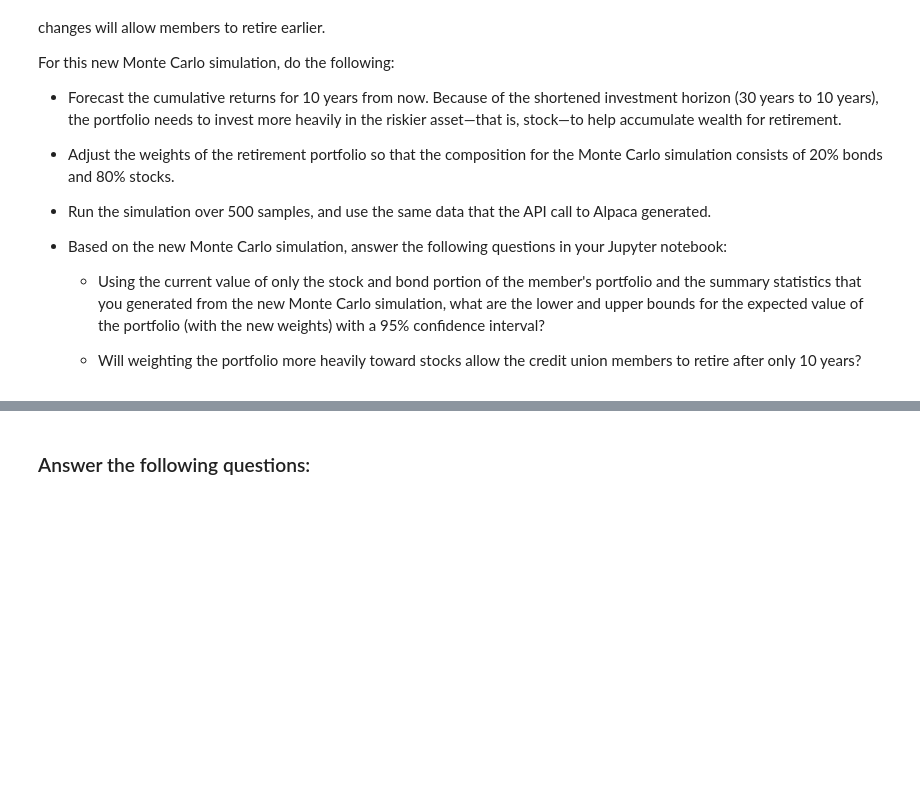
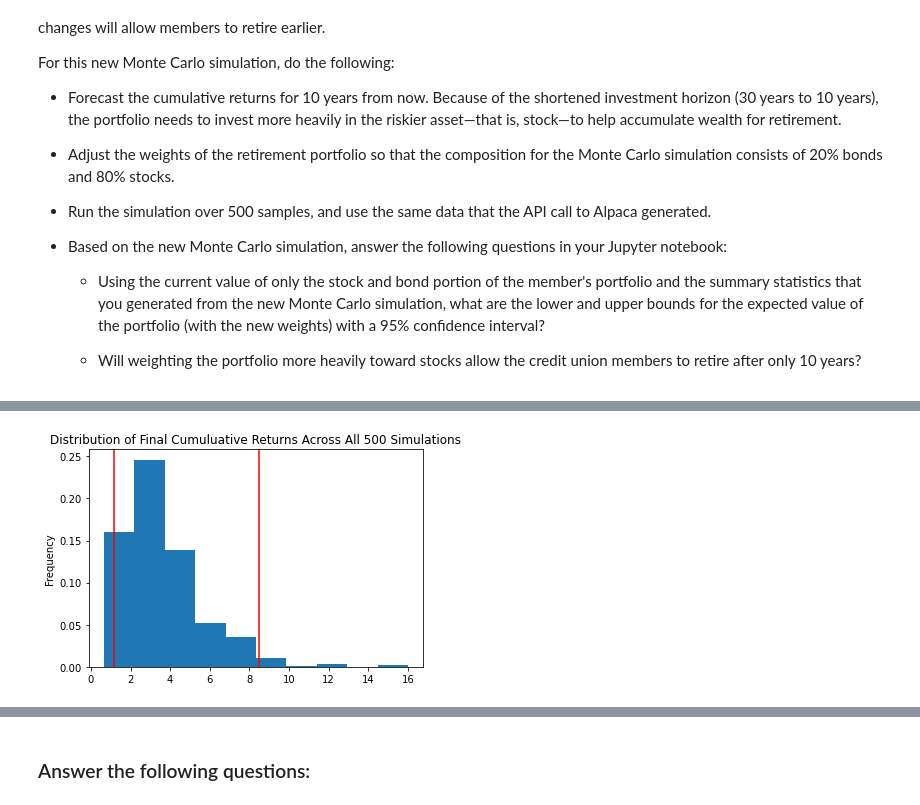
Before and after one commit to Ahmed-Mahjoub/financial_planning_tools, a Jupyter notebook: financial_planning_tools.ipynb, the cells around one changed output, grey strips where cells are left out. Saved outputs shown, nothing was run; the diff lists cells and outputs as text; code cells hidden in the pictures; blank space fills up the shorter version.

```diff
--- a/financial_planning_tools.ipynb
+++ b/financial_planning_tools.ipynb
@@ -623,7 +700,11 @@ For this new Monte Carlo simulation, do the following:
 # %%
 # Visualize the probability distribution of the 10-year Monte Carlo simulation
 # by plotting a histogram
-# YOUR CODE HERE
+MC_sim_dis_plot = MC_ten_year.plot_distribution()
+
+MC_sim_dis_plot.get_figure().savefig("MC_tenyear_dis_plot.png", bbox_inches = "tight")
+# %% [output]
+[figure, added]
 # %%
 # Generate summary statistics from the 10-year Monte Carlo simulation results
 # Save the results as a variable
```
Also changed, not shown: parts of 25 cells of this notebook.
